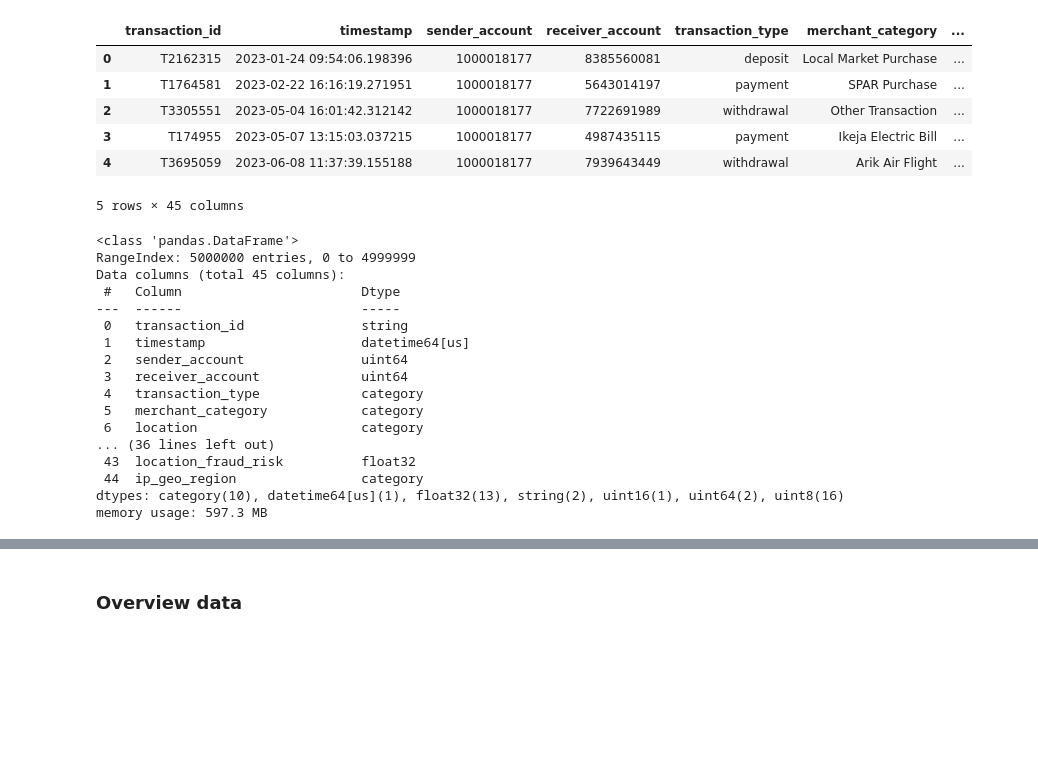
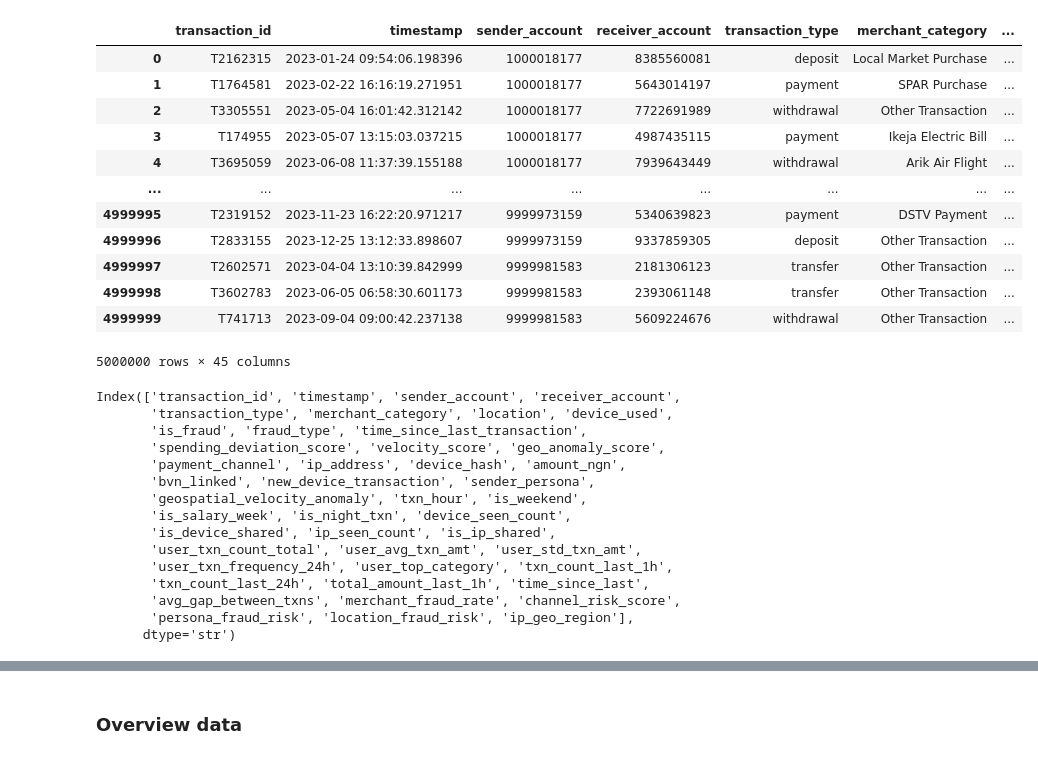
Before and after one commit to luunguyentankhai/Financial-Transactions-Fraud-Detection, a Jupyter notebook: eda/overview.ipynb, the cells around one changed output, grey strips where cells are left out. Drawn from its saved outputs; the diff is of its cells as text; code cells hidden in the pictures; blank space fills up the shorter version.

```diff
--- a/eda/overview.ipynb
+++ b/eda/overview.ipynb
@@ -67,35 +67,39 @@ dtype = {
 # %%
 df = pd.read_csv(
     'data/transactions.csv',
     dtype=dtype,
     parse_dates=["timestamp"],
 )
-df.head()
+df
 # %% [output]
 |  | transaction_id | timestamp | sender_account | receiver_account | transaction_type | merchant_category | ... |
 | 0 | T2162315 | 2023-01-24 09:54:06.198396 | 1000018177 | 8385560081 | deposit | Local Market Purchase | ... |
 | 1 | T1764581 | 2023-02-22 16:16:19.271951 | 1000018177 | 5643014197 | payment | SPAR Purchase | ... |
 | 2 | T3305551 | 2023-05-04 16:01:42.312142 | 1000018177 | 7722691989 | withdrawal | Other Transaction | ... |
 | 3 | T174955 | 2023-05-07 13:15:03.037215 | 1000018177 | 4987435115 | payment | Ikeja Electric Bill | ... |
 | 4 | T3695059 | 2023-06-08 11:37:39.155188 | 1000018177 | 7939643449 | withdrawal | Arik Air Flight | ... |
+| ... | ... | ... | ... | ... | ... | ... | ... |
+| 4999995 | T2319152 | 2023-11-23 16:22:20.971217 | 9999973159 | 5340639823 | payment | DSTV Payment | ... |
+| 4999996 | T2833155 | 2023-12-25 13:12:33.898607 | 9999973159 | 9337859305 | deposit | Other Transaction | ... |
+| 4999997 | T2602571 | 2023-04-04 13:10:39.842999 | 9999981583 | 2181306123 | transfer | Other Transaction | ... |
+| 4999998 | T3602783 | 2023-06-05 06:58:30.601173 | 9999981583 | 2393061148 | transfer | Other Transaction | ... |
+| 4999999 | T741713 | 2023-09-04 09:00:42.237138 | 9999981583 | 5609224676 | withdrawal | Other Transaction | ... |
-5 rows × 45 columns
+5000000 rows × 45 columns
 # %%
-df.info()
+df.columns
 # %% [output]
-<class 'pandas.DataFrame'>
-RangeIndex: 5000000 entries, 0 to 4999999
-Data columns (total 45 columns):
- #   Column                       Dtype
----  ------                       -----
- 0   transaction_id               string
- 1   timestamp                    datetime64[us]
- 2   sender_account               uint64
- 3   receiver_account             uint64
- 4   transaction_type             category
- 5   merchant_category            category
- 6   location                     category
-... (36 lines left out)
- 43  location_fraud_risk          float32
- 44  ip_geo_region                category
-dtypes: category(10), datetime64[us](1), float32(13), string(2), uint16(1), uint64(2), uint8(16)
-memory usage: 597.3 MB
+Index(['transaction_id', 'timestamp', 'sender_account', 'receiver_account',
+       'transaction_type', 'merchant_category', 'location', 'device_used',
+       'is_fraud', 'fraud_type', 'time_since_last_transaction',
+       'spending_deviation_score', 'velocity_score', 'geo_anomaly_score',
+       'payment_channel', 'ip_address', 'device_hash', 'amount_ngn',
+       'bvn_linked', 'new_device_transaction', 'sender_persona',
+       'geospatial_velocity_anomaly', 'txn_hour', 'is_weekend',
+       'is_salary_week', 'is_night_txn', 'device_seen_count',
+       'is_device_shared', 'ip_seen_count', 'is_ip_shared',
+       'user_txn_count_total', 'user_avg_txn_amt', 'user_std_txn_amt',
+       'user_txn_frequency_24h', 'user_top_category', 'txn_count_last_1h',
+       'txn_count_last_24h', 'total_amount_last_1h', 'time_since_last',
+       'avg_gap_between_txns', 'merchant_fraud_rate', 'channel_risk_score',
+       'persona_fraud_risk', 'location_fraud_risk', 'ip_geo_region'],
+      dtype='str')
```
Also changed, not shown: parts of 2 cells of this notebook, 1 other file.
